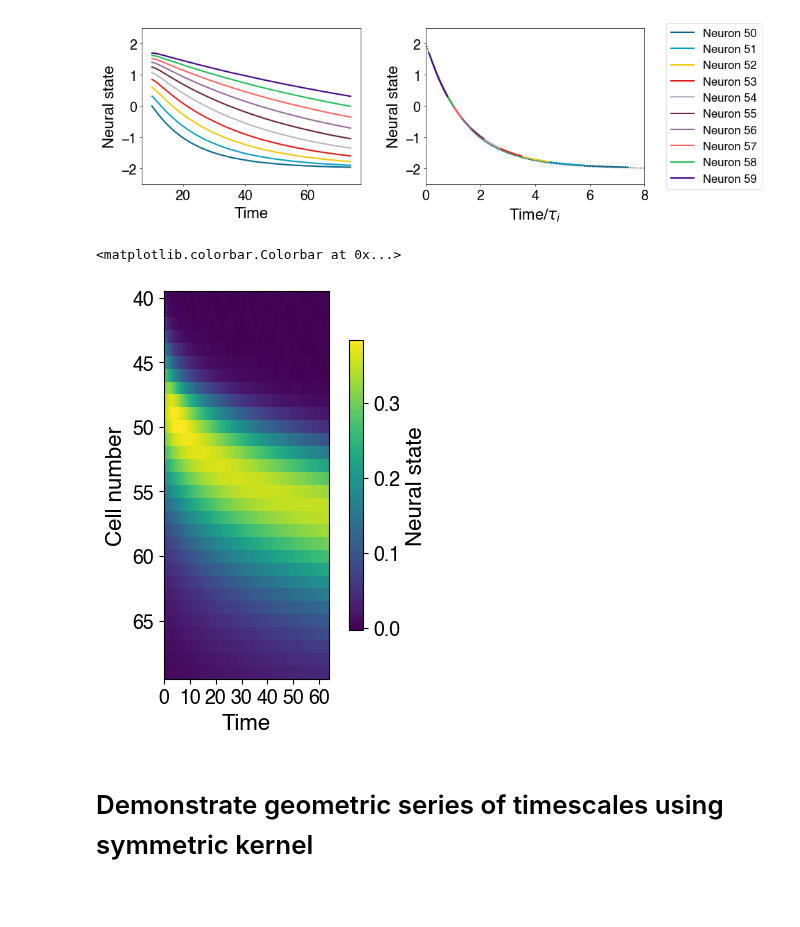
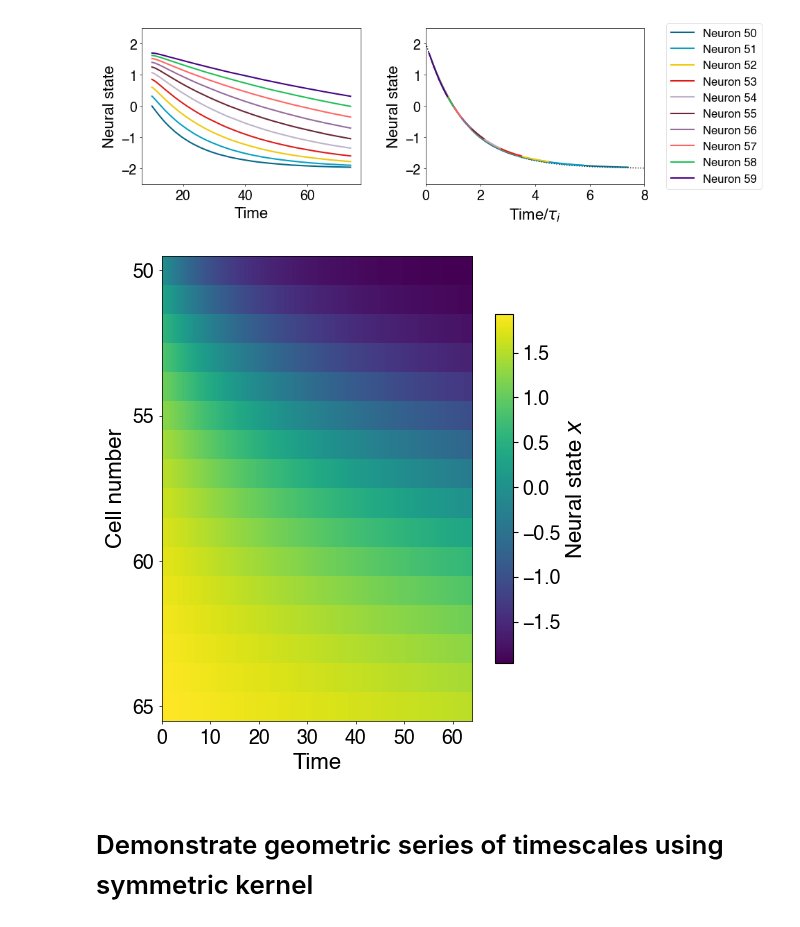
Before and after one commit to Collective-Logic-Lab/laplace-decisions, a Jupyter notebook: laplace-CAN-paper-figures.ipynb, the cells around one changed output. Saved outputs shown, nothing was run; the diff lists cells and outputs as text; code cells hidden in the pictures; blank space fills up the shorter version.

Commit message:
update 2D "heat map" plots

```diff
--- a/laplace-CAN-paper-figures.ipynb
+++ b/laplace-CAN-paper-figures.ipynb
@@ -161,24 +161,34 @@ plt.savefig(filename+'.pdf')
 # %% [output]
 [figure]
 # %%
-# 2024/1/18 make 2D heat-map plot
-fig = plt.figure(figsize=(5,5))
-neuronMin,neuronMax = 40,70
-plt.matshow(states_asymmetric.T[Npopulation+neuronMin:Npopulation+neuronMax],fignum=fig)
-plt.gca().set_aspect(500)
+# 2024/1/18 make 2D heat-map plot for "edge" neurons
+fig = plt.figure(figsize=(6,6))
+neuronMin,neuronMax = 50,66
+neuronType = 'edge'
+if neuronType == 'edge': # "edge" neurons
+    plt.matshow(states_asymmetric.T[neuronMin:neuronMax],fignum=fig)
+    stateName = '$x$'
+elif neuronType == 'bump': # "bump" neurons
+    plt.matshow(states_asymmetric.T[Npopulation+neuronMin:Npopulation+neuronMax],fignum=fig)
+    stateName = '$y$'
+else:
+    raise Exception("unrecognized neuronType")
+plt.gca().set_aspect(600)
 plt.gca().xaxis.tick_bottom()
 plt.xticks(range(0,7000,1000),range(0,70,10))
 plt.yticks(range(0,neuronMax-neuronMin,5),range(neuronMin,neuronMax,5))
 plt.xlabel('Time')
 plt.ylabel('Cell number')
-plt.colorbar(shrink=0.75,label='Neural state')
+plt.colorbar(shrink=0.75,label='Neural state {}'.format(stateName))
 #plt.axis(ymin=70,ymax=40)
-#fig.subplots_adjust(bottom=0.2,top=0.95) # doesn't do anything?
-#makePretty()
-#plt.savefig('240118_bump_neuron_firing_rate_vs_cell_and_time.pdf')
+#fig.subplots_adjust(bottom=0.9,top=0.95) # doesn't do anything?
+lf.defaultFigure.makePretty()
+filename = '240328_{}_neuron_firing_rate_vs_cell_and_time'.format(neuronType)
+if noise_var > 1e-6:
+    filename += '_noise'
+plt.savefig(filename+'.pdf')
 # %% [output]
-<matplotlib.colorbar.Colorbar at 0x...>
-[figure, old version]
+[figure, new version]
 # %% [markdown]
 # Demonstrate geometric series of timescales using symmetric kernel
 # %%
```
